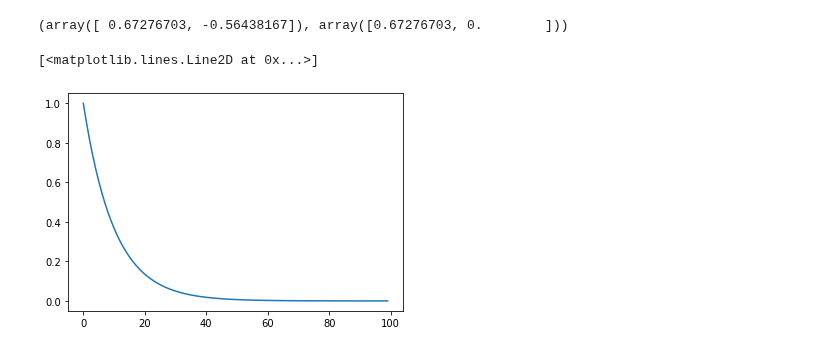
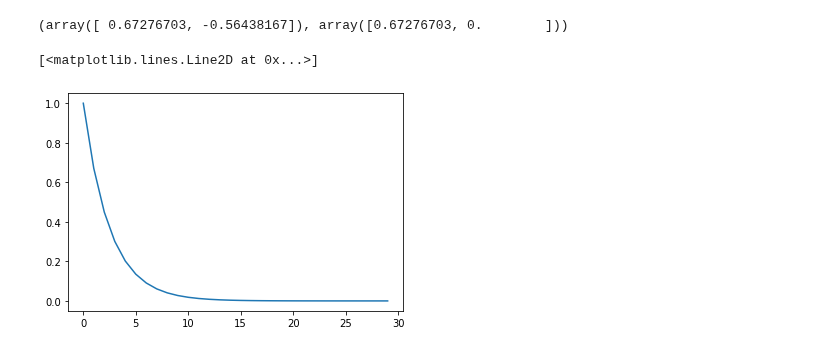
Before and after one commit to ibuki1024/eventDDPG, a Jupyter notebook: notebook/self_trigger/linear/Linear_noisy.ipynb, the cells around one changed output. Cells and saved outputs as stored; diff of their text form; code cells hidden in the pictures.

```diff
--- a/notebook/self_trigger/linear/Linear_noisy.ipynb
+++ b/notebook/self_trigger/linear/Linear_noisy.ipynb
@@ -138,7 +138,8 @@ plt.show()
 env.reset()
 a.training = False
 # a.load_weights('../saved_agent/linear_init_extend.h5')
-a.load_weights('../saved_agent/learned_self_linear0_extend.h5')
+# a.load_weights('../saved_agent/learned_self_linear0_extend.h5')
+a.actor.load_weights('../saved_agent/mb_self_extend.h5')
 initial_state = np.array([3., 3.])
 env.set_state(initial_state)
 
@@ -340,9 +341,9 @@ x, np.clip(x,0,1)
 (array([ 0.67276703, -0.56438167]), array([0.67276703, 0.        ]))
 # %%
 y = []
-for i in range(100):
-    y.append(np.exp(-1*0.1*i))
+for i in range(30):
+    y.append(np.exp(-1*0.4*i))
 plt.plot(y)
 # %% [output]
 [<matplotlib.lines.Line2D at 0x...>]
-[figure, old version]
+[figure, new version]
```
Also changed, not shown: parts of 1 cell of this notebook, 3 other files.
